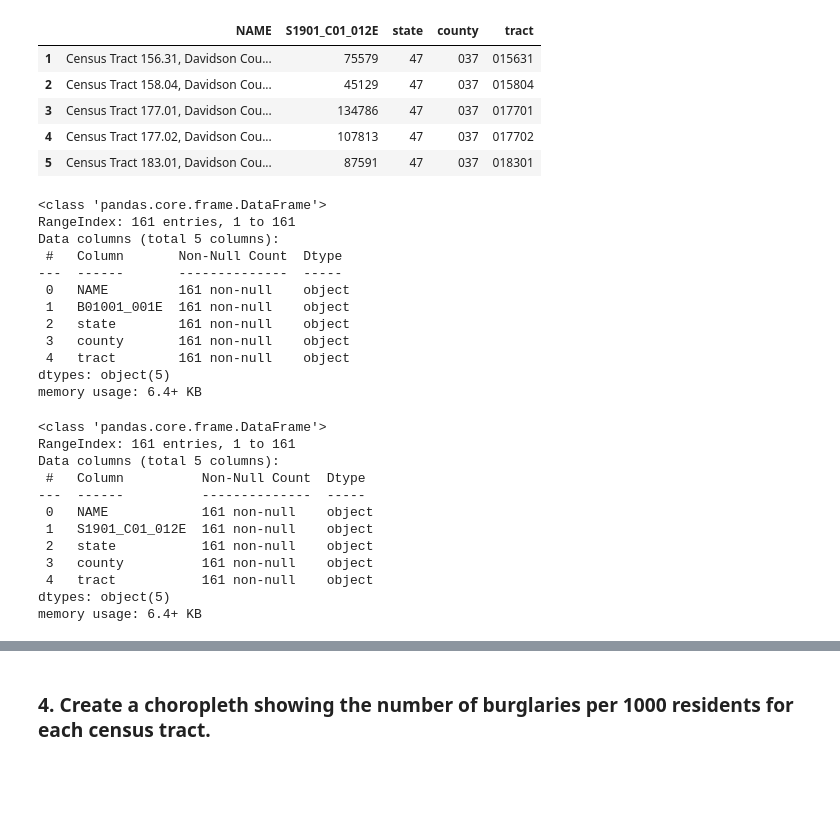
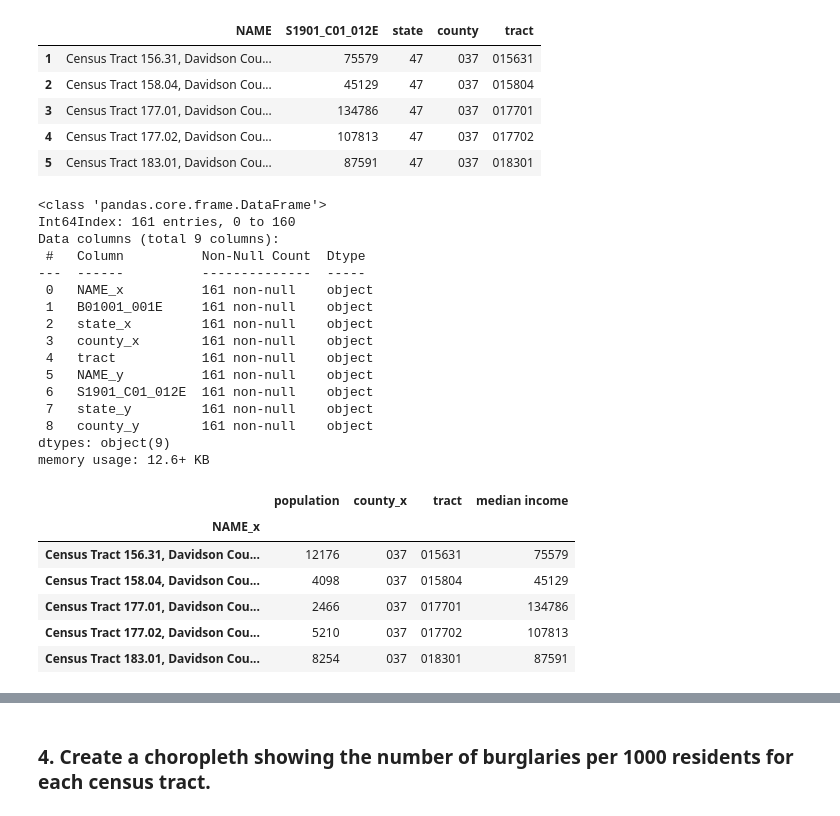
Before and after one commit to nss-data-science-cohort-5/geospatial_api-silver-sharks, a Jupyter notebook: notebooks/Geospatial_API.ipynb, the cells around one changed output, grey strips where cells are left out. Drawn from its saved outputs; the diff is of its cells as text; code cells hidden in the pictures; blank space fills up the shorter version.

```diff
--- a/notebooks/Geospatial_API.ipynb
+++ b/notebooks/Geospatial_API.ipynb
@@ -275,30 +294,23 @@ display(med_income.head())
+# %%
+pop_inc = pd.merge(left=population,
+                   right=med_income,
+                   on='tract')
 # %%
-population.info()
+pop_inc.info()
 # %% [output]
 <class 'pandas.core.frame.DataFrame'>
-RangeIndex: 161 entries, 1 to 161
-Data columns (total 5 columns):
- #   Column       Non-Null Count  Dtype
----  ------       --------------  -----
- 0   NAME         161 non-null    object
- 1   B01001_001E  161 non-null    object
- 2   state        161 non-null    object
- 3   county       161 non-null    object
- 4   tract        161 non-null    object
-dtypes: object(5)
-memory usage: 6.4+ KB
+Int64Index: 161 entries, 0 to 160
+Data columns (total 9 columns):
+ #   Column          Non-Null Count  Dtype
+---  ------          --------------  -----
+ 0   NAME_x          161 non-null    object
+ 1   B01001_001E     161 non-null    object
+ 2   state_x         161 non-null    object
+ 3   county_x        161 non-null    object
+ 4   tract           161 non-null    object
+ 5   NAME_y          161 non-null    object
+ 6   S1901_C01_012E  161 non-null    object
+ 7   state_y         161 non-null    object
+ 8   county_y        161 non-null    object
+dtypes: object(9)
+memory usage: 12.6+ KB
-# %%
-med_income.info()
-# %% [output]
-<class 'pandas.core.frame.DataFrame'>
-RangeIndex: 161 entries, 1 to 161
-Data columns (total 5 columns):
- #   Column          Non-Null Count  Dtype
----  ------          --------------  -----
- 0   NAME            161 non-null    object
- 1   S1901_C01_012E  161 non-null    object
- 2   state           161 non-null    object
- 3   county          161 non-null    object
- 4   tract           161 non-null    object
-dtypes: object(5)
-memory usage: 6.4+ KB
@@ -305 +329,11 @@ memory usage: 6.4+ KB
+# %%
+pop_inc.head()
+# %% [output]
+|  | population | county_x | tract | median income |
+| NAME_x |  |  |  |  |
+| Census Tract 156.31, Davidson Cou... | 12176 | 037 | 015631 | 75579 |
+| Census Tract 158.04, Davidson Cou... | 4098 | 037 | 015804 | 45129 |
+| Census Tract 177.01, Davidson Cou... | 2466 | 037 | 017701 | 134786 |
+| Census Tract 177.02, Davidson Cou... | 5210 | 037 | 017702 | 107813 |
+| Census Tract 183.01, Davidson Cou... | 8254 | 037 | 018301 | 87591 |
 # %%
```
Also changed, not shown: parts of 44 cells of this notebook.
